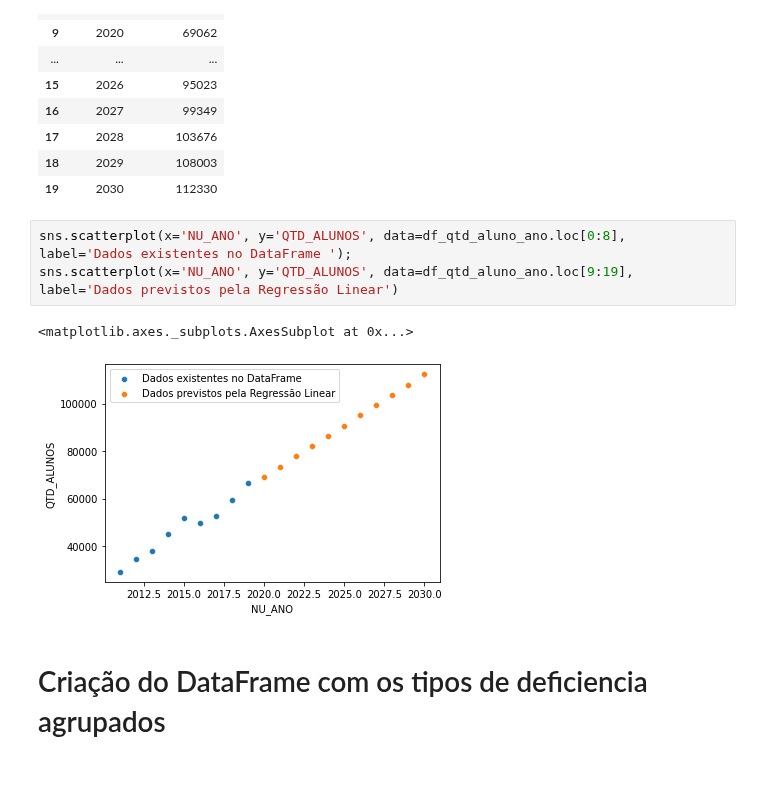
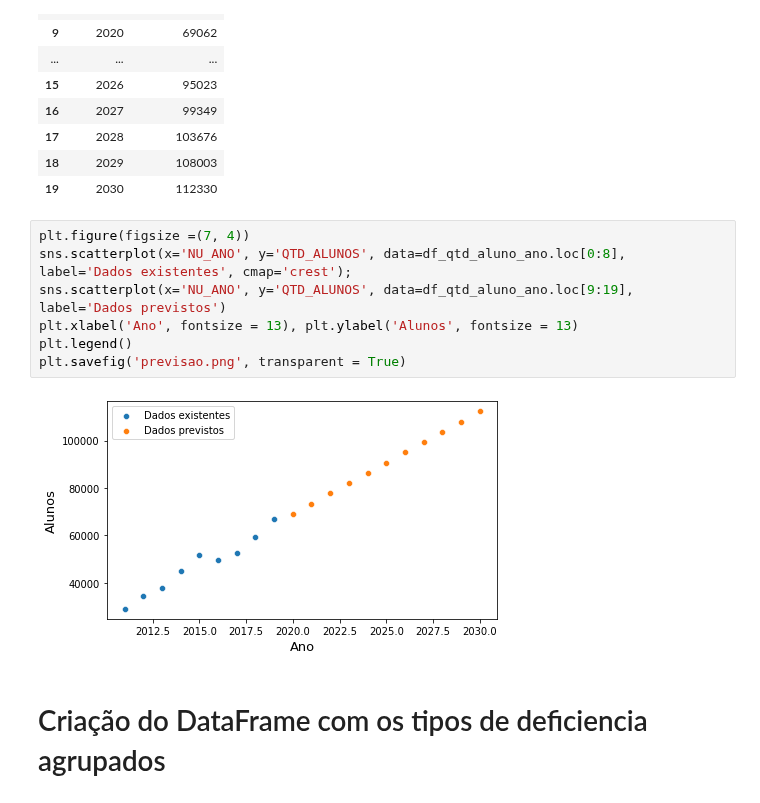
Before and after one commit to roxacarv/edulearn, a Jupyter notebook: regressão_linear/regressão_edulearn.ipynb, the cells around one changed output. Saved outputs shown, nothing was run; the diff lists cells and outputs as text; blank space fills up the shorter version.

```diff
--- a/regressão_linear/regressão_edulearn.ipynb
+++ b/regressão_linear/regressão_edulearn.ipynb
@@ -139,11 +142,14 @@ df_qtd_aluno_ano
 | 18 | 2029 | 108003 |
 | 19 | 2030 | 112330 |
 # %%
-sns.scatterplot(x='NU_ANO', y='QTD_ALUNOS', data=df_qtd_aluno_ano.loc[0:8], label='Dados existentes no DataFrame ');
-sns.scatterplot(x='NU_ANO', y='QTD_ALUNOS', data=df_qtd_aluno_ano.loc[9:19], label='Dados previstos pela Regressão Linear')
+plt.figure(figsize =(7, 4))
+sns.scatterplot(x='NU_ANO', y='QTD_ALUNOS', data=df_qtd_aluno_ano.loc[0:8], label='Dados existentes', cmap='crest');
+sns.scatterplot(x='NU_ANO', y='QTD_ALUNOS', data=df_qtd_aluno_ano.loc[9:19], label='Dados previstos')
+plt.xlabel('Ano', fontsize = 13), plt.ylabel('Alunos', fontsize = 13)
+plt.legend()
+plt.savefig('previsao.png', transparent = True)
 # %% [output]
-<matplotlib.axes._subplots.AxesSubplot at 0x...>
-[figure, old version]
+[figure, new version]
 # %% [markdown]
 
 
```
Also changed, not shown: parts of 5 cells of this notebook.
